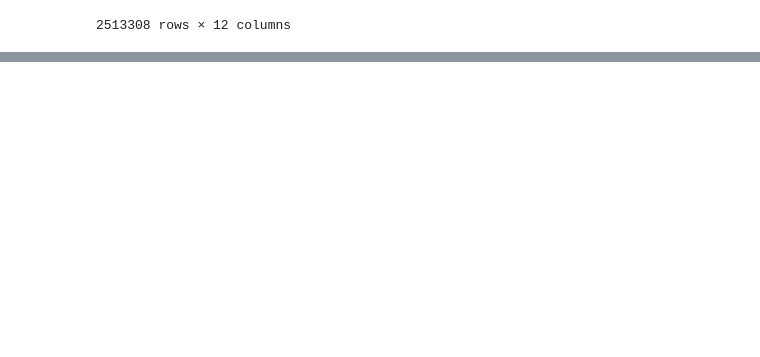
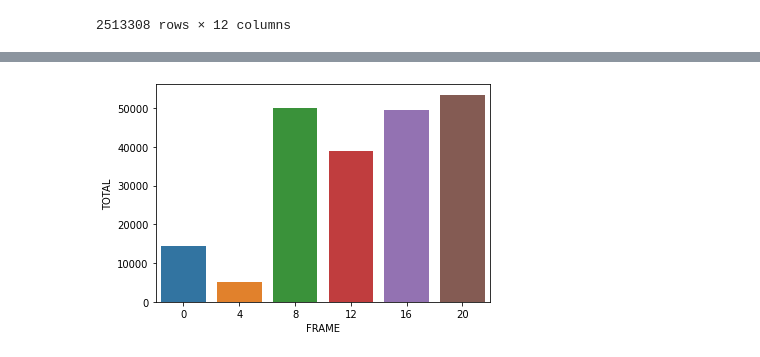
Before and after one commit to mohdaim996/MTA_Turnstile_Data_Analysis, a Jupyter notebook: MTA_Data_Analysis.ipynb, the cells around one changed output, grey strips where cells are left out. Drawn from its saved outputs; the diff is of its cells as text; code cells hidden in the pictures; blank space fills up the shorter version.

```diff
--- a/MTA_Data_Analysis.ipynb
+++ b/MTA_Data_Analysis.ipynb
@@ -194,0 +308,4 @@ chart.set_xticklabels(chart.get_xticklabels(), rotation=45)
+# %%
+get_station(stations[2])
+# %% [output]
+[figure, added]
```
Also changed, not shown: parts of 44 cells of this notebook.
